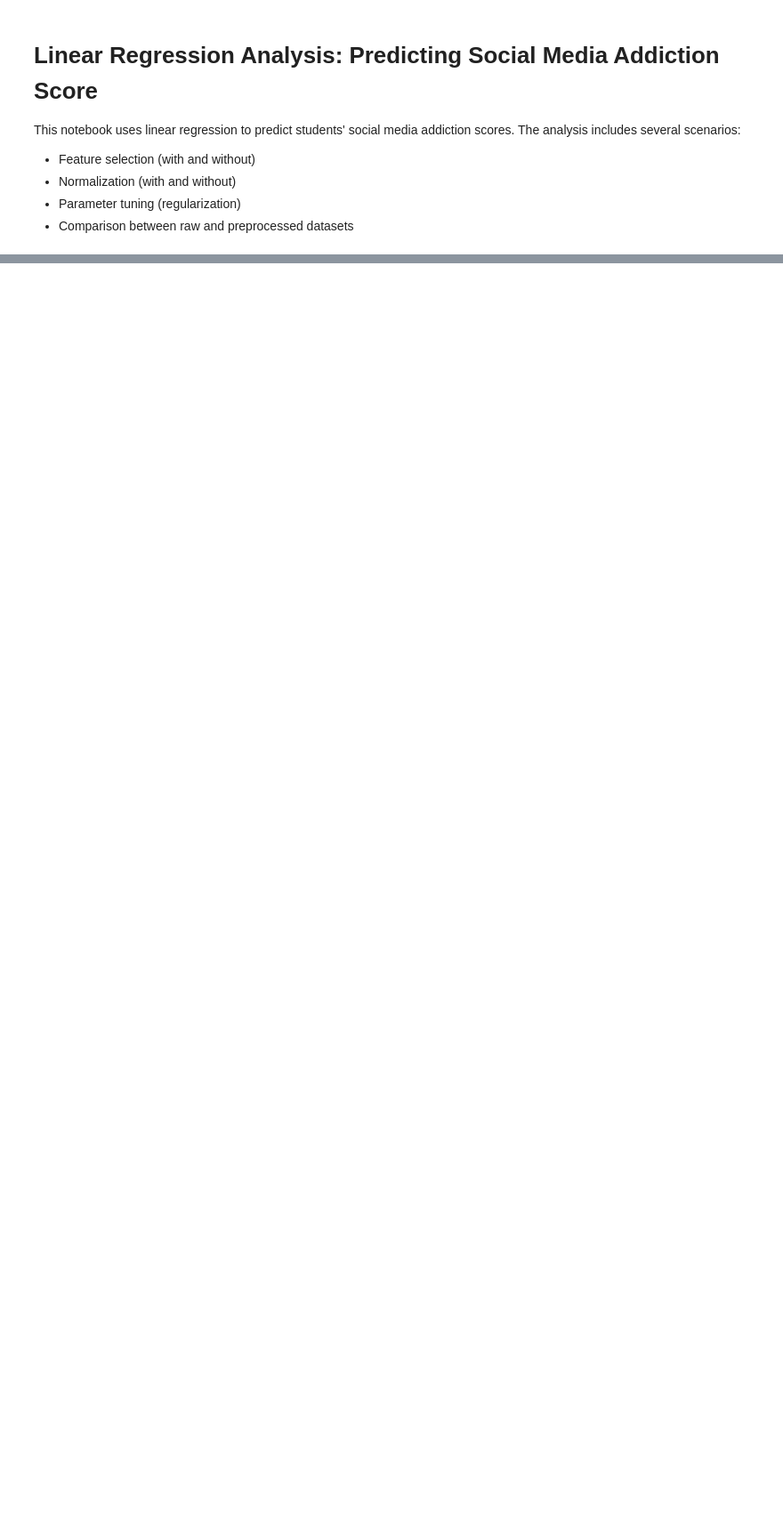
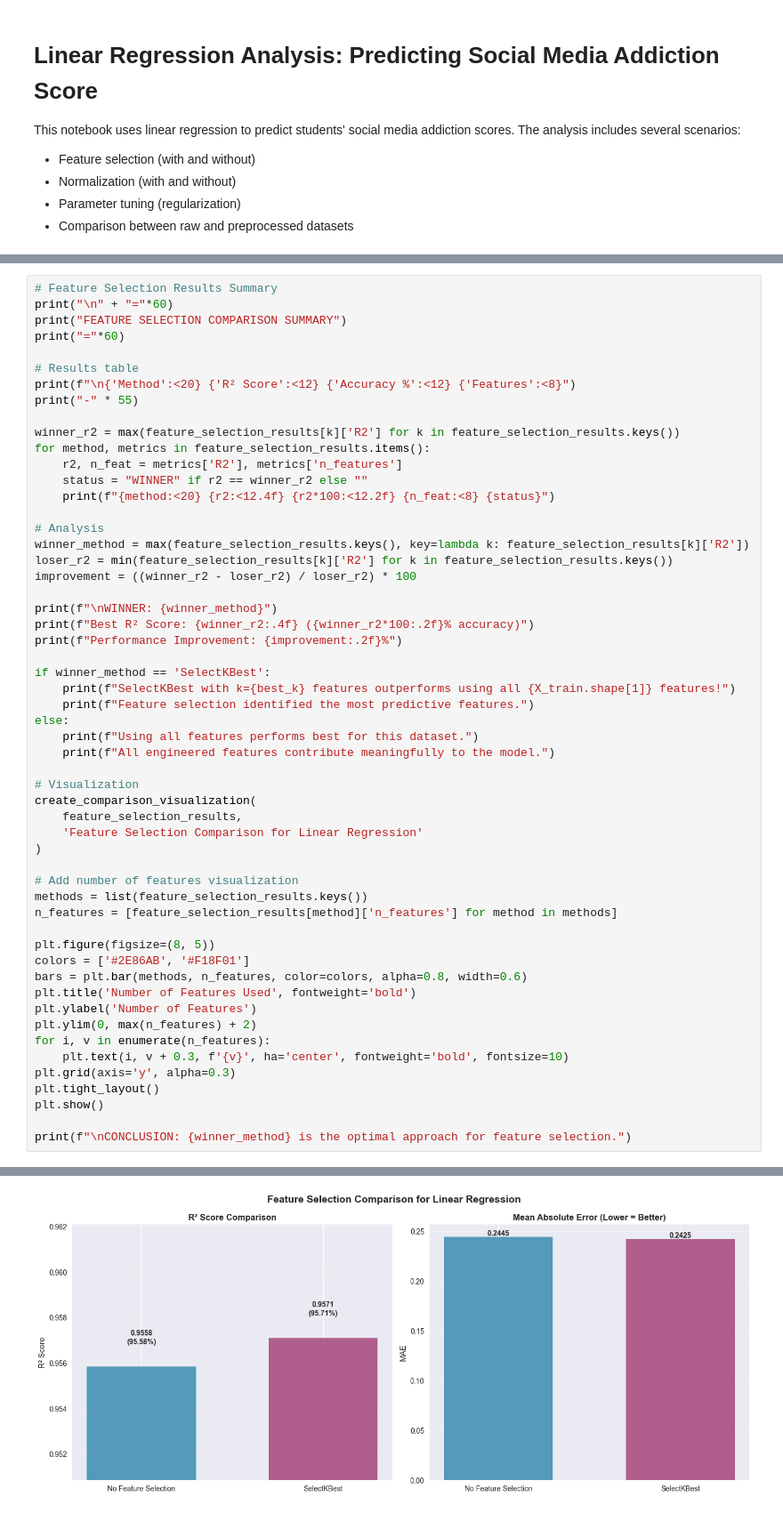
Before and after one commit to tsaqifimtinan/finalproject-kel-8-pm-d, a Jupyter notebook: linear-regression/linear_regression_analysis.ipynb, the cells around one changed output, grey strips where cells are left out. Shown at 89% size. Saved outputs shown, nothing was run; the diff lists cells and outputs as text; blank space fills up the shorter version.

```diff
--- a/linear-regression/linear_regression_analysis.ipynb
+++ b/linear-regression/linear_regression_analysis.ipynb
@@ -489,0 +368,56 @@ plt.show()
+# %%
+# Feature Selection Results Summary
+print("\n" + "="*60)
+print("FEATURE SELECTION COMPARISON SUMMARY")
+print("="*60)
+
+# Results table
+print(f"\n{'Method':<20} {'R² Score':<12} {'Accuracy %':<12} {'Features':<8}")
+print("-" * 55)
+
+winner_r2 = max(feature_selection_results[k]['R2'] for k in feature_selection_results.keys())
+for method, metrics in feature_selection_results.items():
+    r2, n_feat = metrics['R2'], metrics['n_features']
+    status = "WINNER" if r2 == winner_r2 else ""
+    print(f"{method:<20} {r2:<12.4f} {r2*100:<12.2f} {n_feat:<8} {status}")
+
+# Analysis
+winner_method = max(feature_selection_results.keys(), key=lambda k: feature_selection_results[k]['R2'])
+loser_r2 = min(feature_selection_results[k]['R2'] for k in feature_selection_results.keys())
+improvement = ((winner_r2 - loser_r2) / loser_r2) * 100
+
+print(f"\nWINNER: {winner_method}")
+print(f"Best R² Score: {winner_r2:.4f} ({winner_r2*100:.2f}% accuracy)")
+print(f"Performance Improvement: {improvement:.2f}%")
+
+if winner_method == 'SelectKBest':
+    print(f"SelectKBest with k={best_k} features outperforms using all {X_train.shape[1]} features!")
+    print(f"Feature selection identified the most predictive features.")
+else:
+    print(f"Using all features performs best for this dataset.")
+    print(f"All engineered features contribute meaningfully to the model.")
+
+# Visualization
+create_comparison_visualization(
+    feature_selection_results,
+    'Feature Selection Comparison for Linear Regression'
+)
+
+# Add number of features visualization
+methods = list(feature_selection_results.keys())
+n_features = [feature_selection_results[method]['n_features'] for method in methods]
+
+plt.figure(figsize=(8, 5))
+colors = ['#2E86AB', '#F18F01']
+bars = plt.bar(methods, n_features, color=colors, alpha=0.8, width=0.6)
+plt.title('Number of Features Used', fontweight='bold')
+plt.ylabel('Number of Features')
+plt.ylim(0, max(n_features) + 2)
+for i, v in enumerate(n_features):
+    plt.text(i, v + 0.3, f'{v}', ha='center', fontweight='bold', fontsize=10)
+plt.grid(axis='y', alpha=0.3)
+plt.tight_layout()
+plt.show()
+
+print(f"\nCONCLUSION: {winner_method} is the optimal approach for feature selection.")
+# %% [output]
@@ -489,0 +438 @@ plt.show()
+[figure, added]
```
Also changed, not shown: parts of 46 cells of this notebook.
